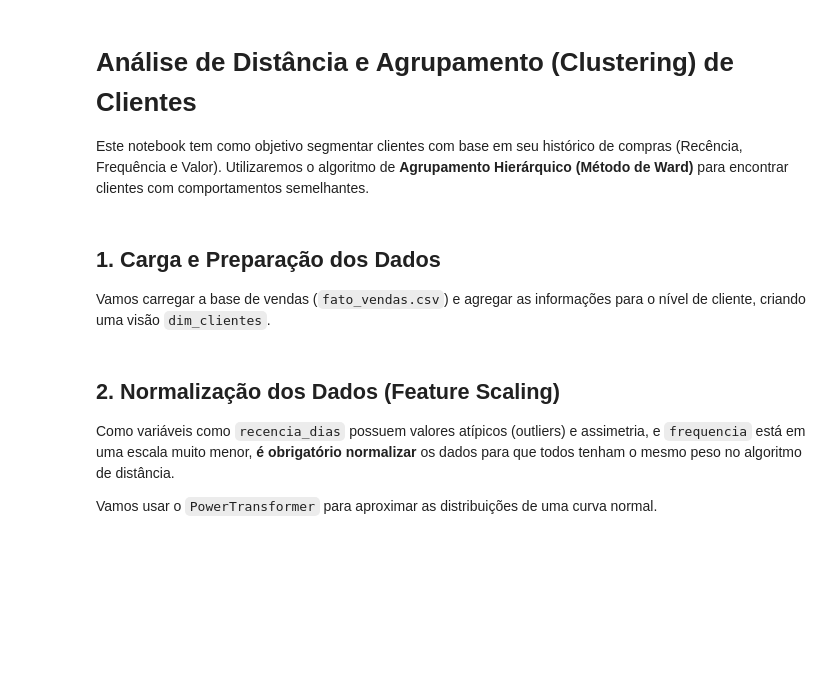
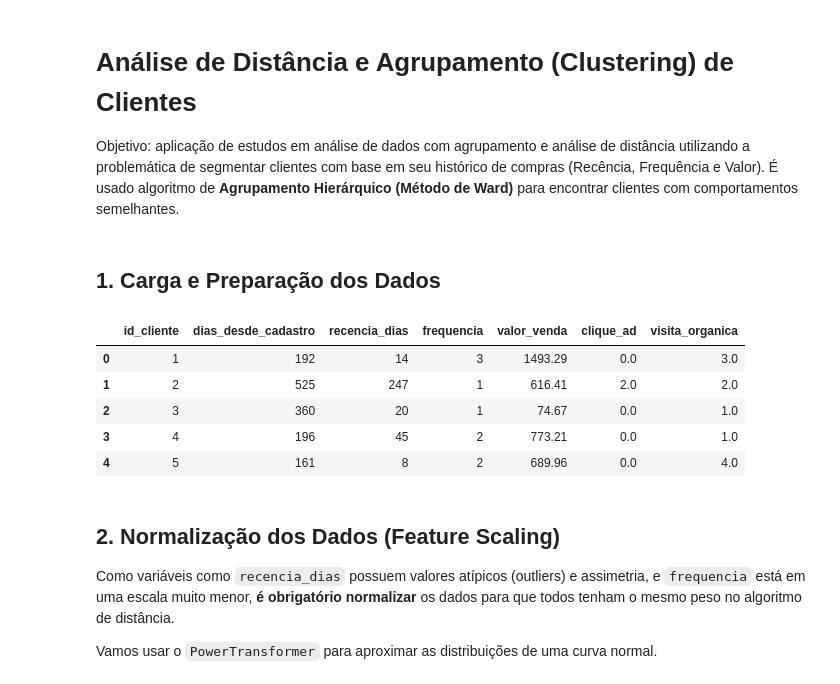
Before and after one commit to matheusvendas/segmentacao-hierarquica-clientes, a Jupyter notebook: distancia.ipynb, the cells around one changed output. Saved outputs shown, nothing was run; the diff lists cells and outputs as text; code cells hidden in the pictures; blank space fills up the shorter version.

```diff
--- a/distancia.ipynb
+++ b/distancia.ipynb
@@ -1,7 +1,7 @@
 # %% [markdown]
 # Análise de Distância e Agrupamento (Clustering) de Clientes
 
-Este notebook tem como objetivo segmentar clientes com base em seu histórico de compras (Recência, Frequência e Valor). Utilizaremos o algoritmo de **Agrupamento Hierárquico (Método de Ward)** para encontrar clientes com comportamentos semelhantes.
+Objetivo: aplicação de estudos em análise de dados com agrupamento e análise de distância utilizando a problemática de segmentar clientes com base em seu histórico de compras (Recência, Frequência e Valor). É usado algoritmo de **Agrupamento Hierárquico (Método de Ward)** para encontrar clientes com comportamentos semelhantes.
 # %%
 import numpy as np
 import pandas as pd
@@ -17,6 +17,3 @@ from scipy.cluster.hierarchy import linkage, dendrogram, fcluster
 
 # Configurações de estilo para os gráficos
 sns.set_theme(style="whitegrid")
-# %% [markdown]
-## 1. Carga e Preparação dos Dados
-Vamos carregar a base de vendas (`fato_vendas.csv`) e agregar as informações para o nível de cliente, criando uma visão `dim_clientes`.
@@ -36,3 +20,37 @@ dim_clientes.head()
+# %% [markdown]
+## 1. Carga e Preparação dos Dados
+# %%
+# 1. Carregando as bases disponíveis
+df_vendas = pd.read_csv('bases/fato_vendas.csv')
+df_clientes = pd.read_csv('bases/dim_clientes.csv')
+df_interacoes = pd.read_csv('bases/fato_interacoes.csv')
+
+# 2. Agrupando as Vendas para gerar o RFM
+rfm = df_vendas.groupby('id_cliente').agg(
+    recencia_dias=('dias_atras_compra', 'min'),
+    frequencia=('id_venda', 'count'),
+    valor_venda=('valor_venda', 'sum')
+).reset_index()
+
+# 3. Tratando as Interações (Mantendo o VOLUME real, sem binarizar)
+interacoes_agg = pd.crosstab(df_interacoes['id_cliente'], df_interacoes['tipo_interacao']).reset_index()
+interacoes_agg.columns.name = None # Limpeza estética do eixo
+
+# 4. Consolidando tudo na dim_clientes final (Uso do LEFT JOIN)
+dim_clientes = df_clientes.merge(rfm, on='id_cliente', how='inner')
+dim_clientes = dim_clientes.merge(interacoes_agg, on='id_cliente', how='left')
+
+# Preenche vazios (clientes compradores que não tiveram interação digital rastreada) com 0
+dim_clientes.fillna(0, inplace=True)
+
+dim_clientes.head()
+# %% [output]
+|  | id_cliente | dias_desde_cadastro | recencia_dias | frequencia | valor_venda | clique_ad | visita_organica |
+| 0 | 1 | 192 | 14 | 3 | 1493.29 | 0.0 | 3.0 |
+| 1 | 2 | 525 | 247 | 1 | 616.41 | 2.0 | 2.0 |
+| 2 | 3 | 360 | 20 | 1 | 74.67 | 0.0 | 1.0 |
+| 3 | 4 | 196 | 45 | 2 | 773.21 | 0.0 | 1.0 |
+| 4 | 5 | 161 | 8 | 2 | 689.96 | 0.0 | 4.0 |
 # %% [markdown]
 ## 2. Normalização dos Dados (Feature Scaling)
 Como variáveis como `recencia_dias` possuem valores atípicos (outliers) e assimetria, e `frequencia` está em uma escala muito menor, **é obrigatório normalizar** os dados para que todos tenham o mesmo peso no algoritmo de distância.
```
Also changed, not shown: parts of 4 cells of this notebook.
